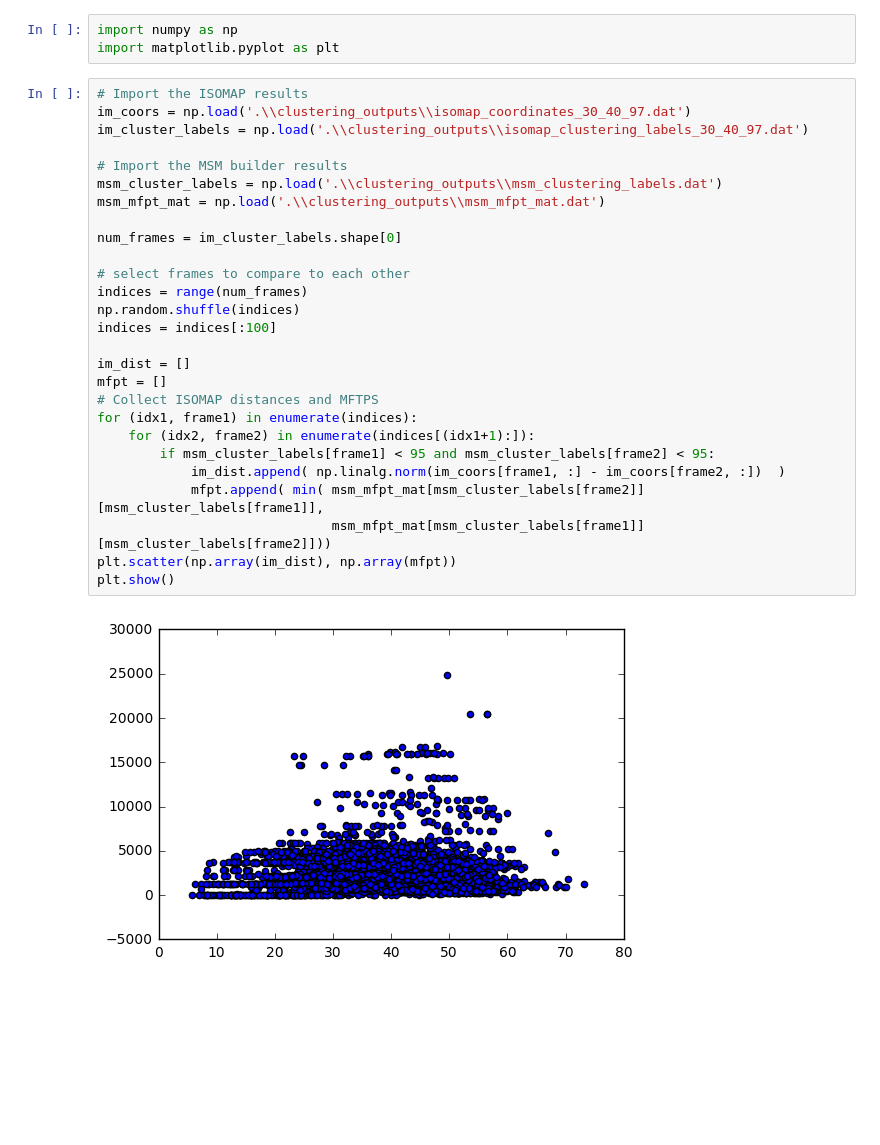
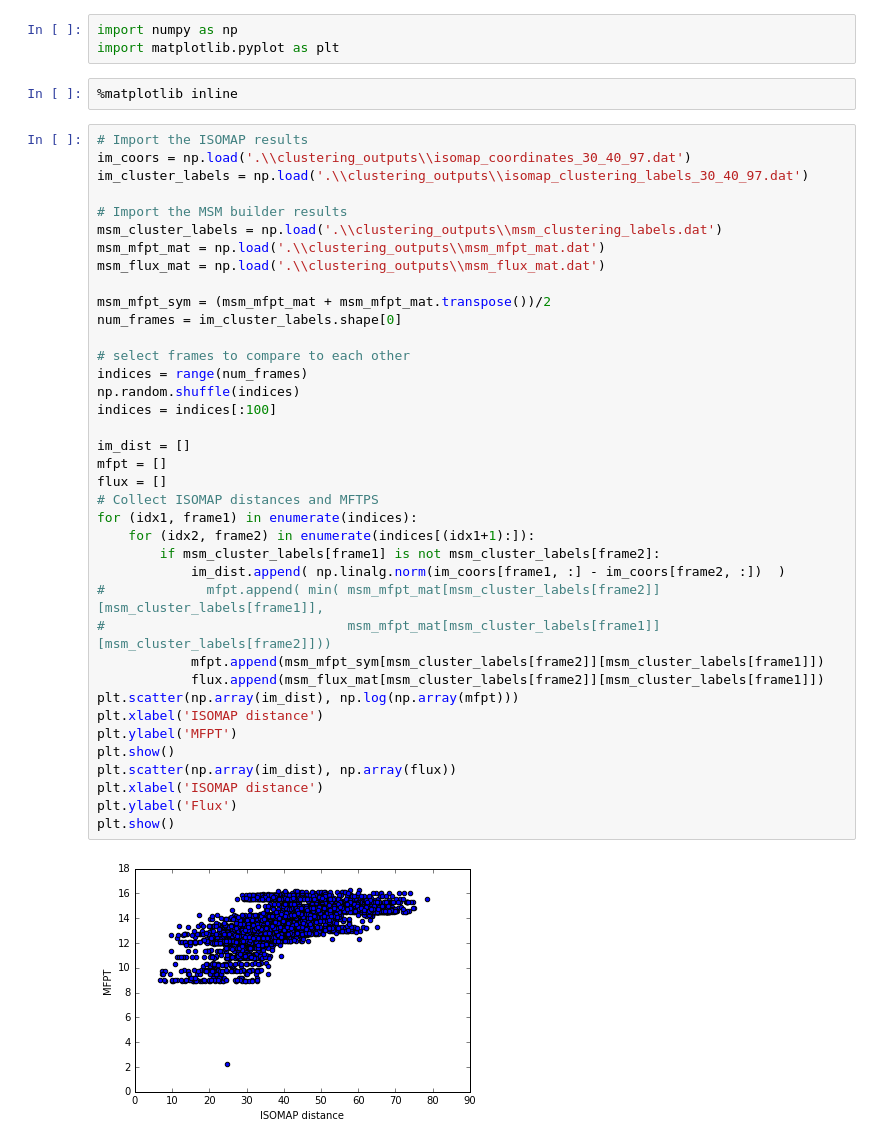
Before and after one commit to alenkran/Protein_Dynamics_TJ, a Jupyter notebook: MSM_Builder_Test/MFPT Correlation Plots.ipynb, the cells around one changed output. Saved outputs shown, nothing was run; the diff lists cells and outputs as text; blank space fills up the shorter version.

Commit message:
MFPT correlation plots in notebook (not in sherlock)
plot generation NOT IN SHERLOCK

```diff
--- a/MSM_Builder_Test/MFPT Correlation Plots.ipynb
+++ b/MSM_Builder_Test/MFPT Correlation Plots.ipynb
@@ -1,32 +1,45 @@
 # %%
 import numpy as np
 import matplotlib.pyplot as plt
+# %%
+%matplotlib inline
 # %%
 # Import the ISOMAP results
 im_coors = np.load('.\\clustering_outputs\\isomap_coordinates_30_40_97.dat')
 im_cluster_labels = np.load('.\\clustering_outputs\\isomap_clustering_labels_30_40_97.dat')
 
 # Import the MSM builder results
 msm_cluster_labels = np.load('.\\clustering_outputs\\msm_clustering_labels.dat')
 msm_mfpt_mat = np.load('.\\clustering_outputs\\msm_mfpt_mat.dat')
+msm_flux_mat = np.load('.\\clustering_outputs\\msm_flux_mat.dat')
 
+msm_mfpt_sym = (msm_mfpt_mat + msm_mfpt_mat.transpose())/2
 num_frames = im_cluster_labels.shape[0]
 
 # select frames to compare to each other
 indices = range(num_frames)
 np.random.shuffle(indices)
 indices = indices[:100]
 
 im_dist = []
 mfpt = []
+flux = []
 # Collect ISOMAP distances and MFTPS
 for (idx1, frame1) in enumerate(indices):
     for (idx2, frame2) in enumerate(indices[(idx1+1):]):
-        if msm_cluster_labels[frame1] < 95 and msm_cluster_labels[frame2] < 95:
+        if msm_cluster_labels[frame1] is not msm_cluster_labels[frame2]:
             im_dist.append( np.linalg.norm(im_coors[frame1, :] - im_coors[frame2, :])  )
-            mfpt.append( min( msm_mfpt_mat[msm_cluster_labels[frame2]][msm_cluster_labels[frame1]],
-                              msm_mfpt_mat[msm_cluster_labels[frame1]][msm_cluster_labels[frame2]]))
-plt.scatter(np.array(im_dist), np.array(mfpt))
+#             mfpt.append( min( msm_mfpt_mat[msm_cluster_labels[frame2]][msm_cluster_labels[frame1]],
+#                               msm_mfpt_mat[msm_cluster_labels[frame1]][msm_cluster_labels[frame2]]))
+            mfpt.append(msm_mfpt_sym[msm_cluster_labels[frame2]][msm_cluster_labels[frame1]])
+            flux.append(msm_flux_mat[msm_cluster_labels[frame2]][msm_cluster_labels[frame1]])
+plt.scatter(np.array(im_dist), np.log(np.array(mfpt)))
+plt.xlabel('ISOMAP distance')
+plt.ylabel('MFPT')
 plt.show()
+plt.scatter(np.array(im_dist), np.array(flux))
+plt.xlabel('ISOMAP distance')
+plt.ylabel('Flux')
+plt.show()
 # %% [output]
-[figure, old version]
+[figure, new version]
```
Also changed, not shown: parts of 5 cells of this notebook, 2 other files.
